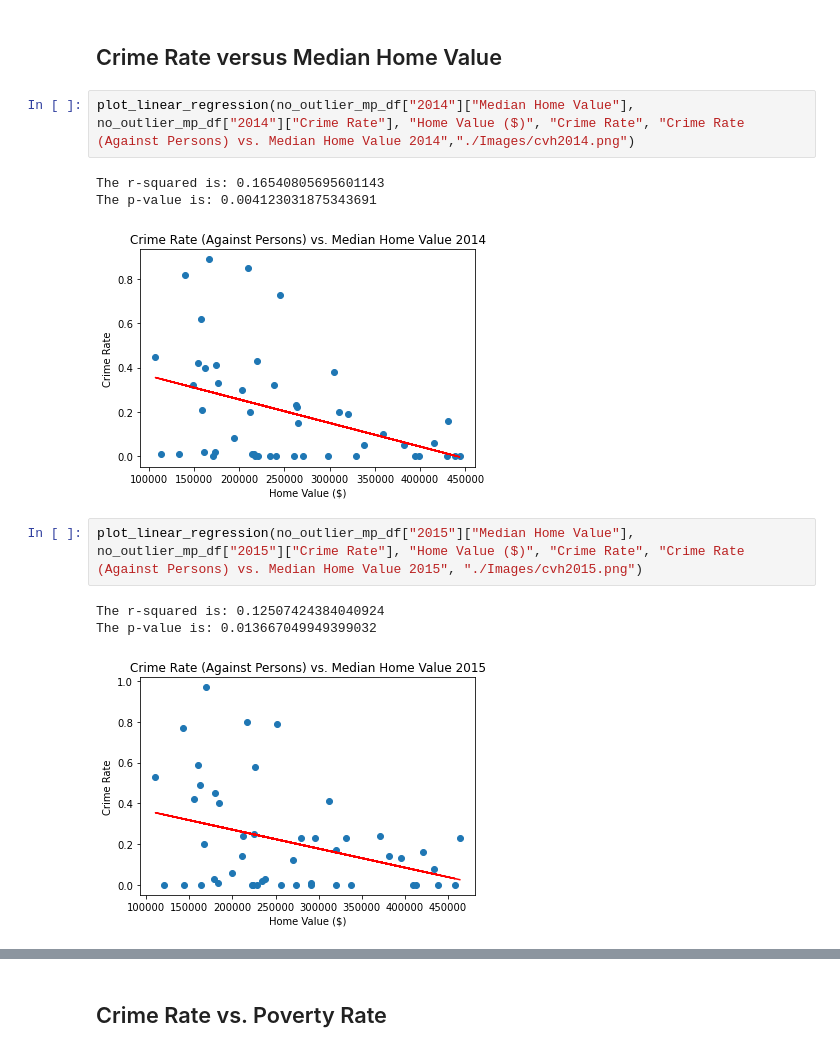
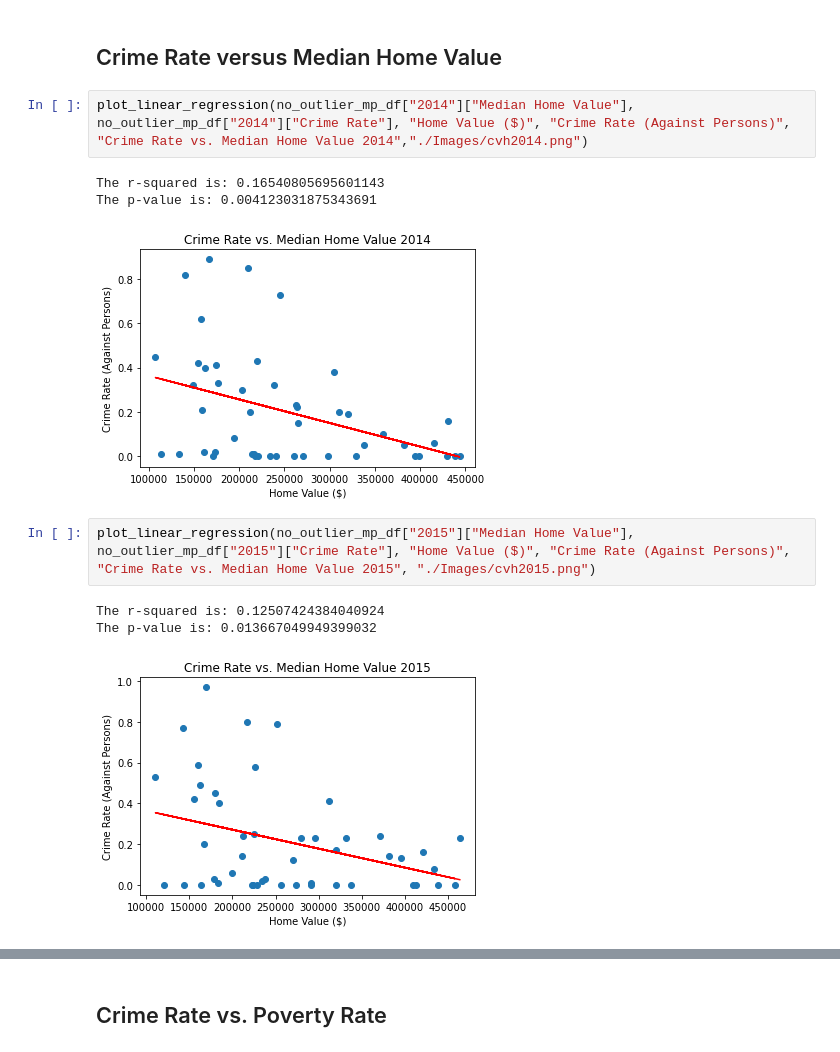
Before and after one commit to sean-galloway/Crime_and_Poverty, a Jupyter notebook: ScatterRegress_CrimeRate_HV_PV.ipynb, the cells around one changed output, grey strips where cells are left out. Drawn from its saved outputs; the diff is of its cells as text.

```diff
--- a/ScatterRegress_CrimeRate_HV_PV.ipynb
+++ b/ScatterRegress_CrimeRate_HV_PV.ipynb
@@ -121,15 +121,15 @@ for r in cr_years:
 # %% [markdown]
 ## Crime Rate versus Median Home Value
 # %%
-plot_linear_regression(no_outlier_mp_df["2014"]["Median Home Value"], no_outlier_mp_df["2014"]["Crime Rate"], "Home Value ($)", "Crime Rate", "Crime Rate (Against Persons) vs. Median Home Value 2014","./Images/cvh2014.png")
+plot_linear_regression(no_outlier_mp_df["2014"]["Median Home Value"], no_outlier_mp_df["2014"]["Crime Rate"], "Home Value ($)", "Crime Rate (Against Persons)", "Crime Rate vs. Median Home Value 2014","./Images/cvh2014.png")
 # %% [output]
 The r-squared is: 0.16540805695601143
 The p-value is: 0.004123031875343691
-[figure, old version]
+[figure, new version]
 # %%
-plot_linear_regression(no_outlier_mp_df["2015"]["Median Home Value"], no_outlier_mp_df["2015"]["Crime Rate"], "Home Value ($)", "Crime Rate", "Crime Rate (Against Persons) vs. Median Home Value 2015", "./Images/cvh2015.png")
+plot_linear_regression(no_outlier_mp_df["2015"]["Median Home Value"], no_outlier_mp_df["2015"]["Crime Rate"], "Home Value ($)", "Crime Rate (Against Persons)", "Crime Rate vs. Median Home Value 2015", "./Images/cvh2015.png")
 # %% [output]
 The r-squared is: 0.12507424384040924
 The p-value is: 0.013667049949399032
-[figure, old version]
+[figure, new version]
 # %%
```
Also changed, not shown: parts of 10 cells of this notebook, 13 other files.
